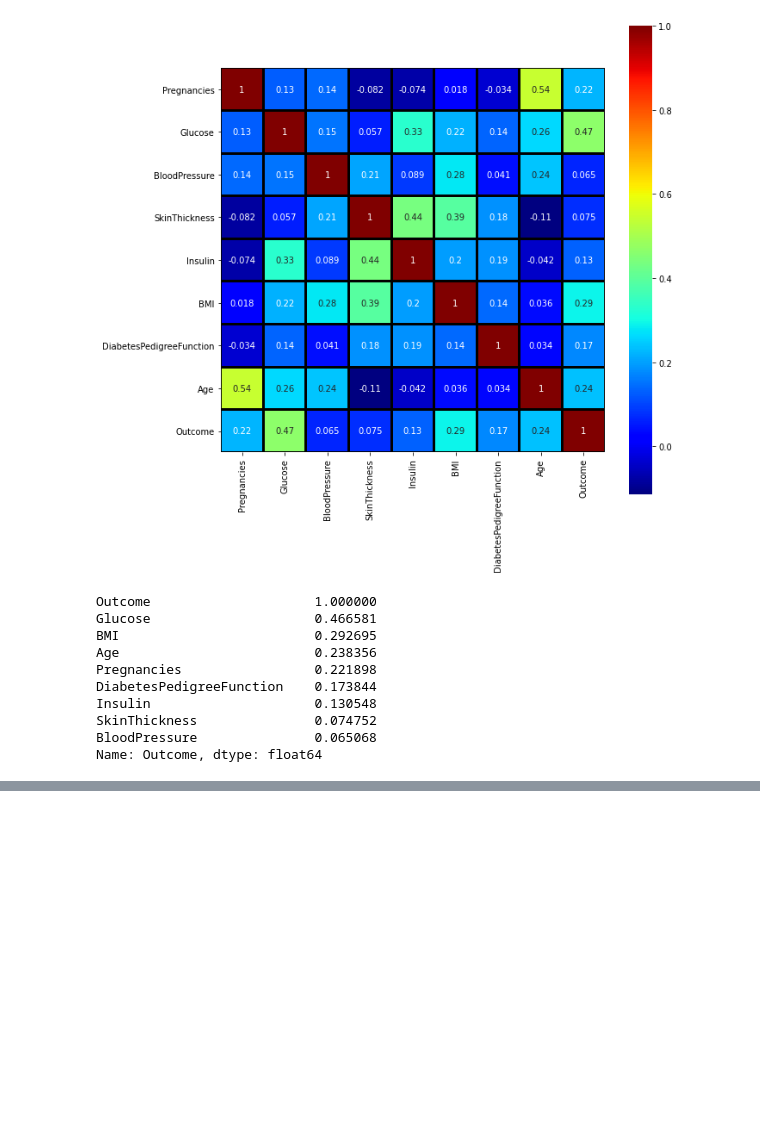
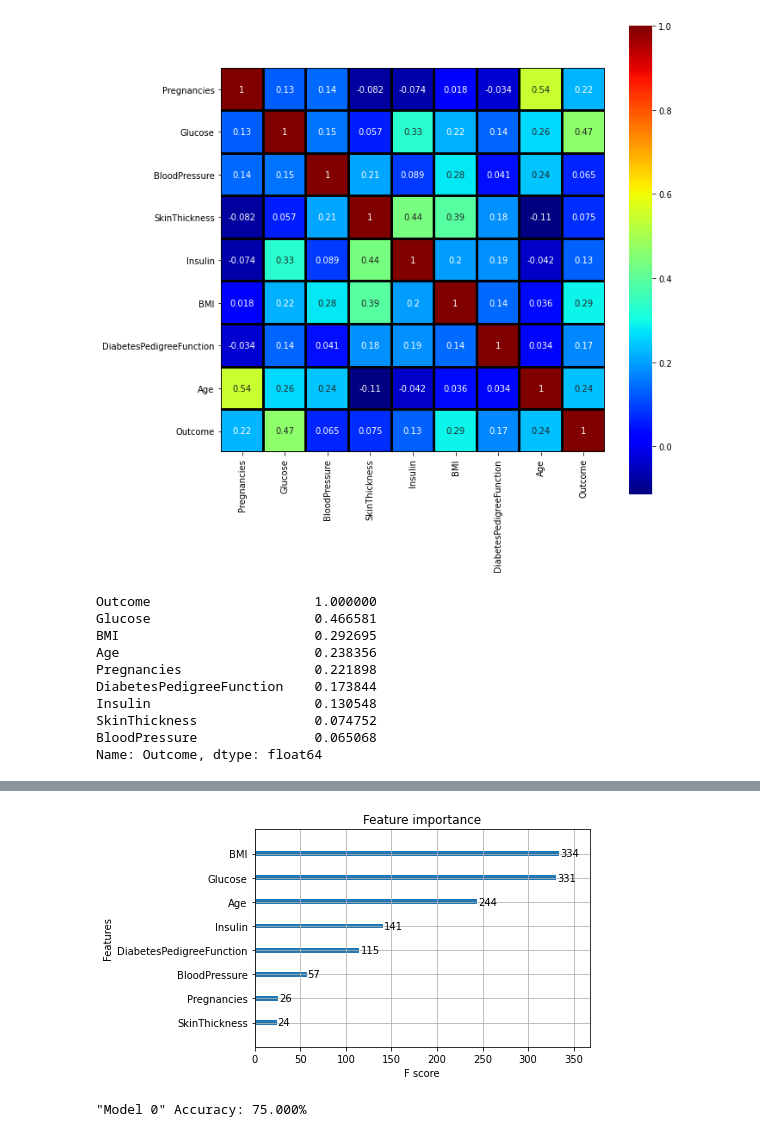
Before and after one commit to erinkhoo/hard-skill-learning-list-2019, a Jupyter notebook: Machine_Learning_Problems/XGBoost/XGBoost-Playground.ipynb, the cells around one changed output, grey strips where cells are left out. Drawn from its saved outputs; the diff is of its cells as text; code cells hidden in the pictures; blank space fills up the shorter version.

```diff
--- a/Machine_Learning_Problems/XGBoost/XGBoost-Playground.ipynb
+++ b/Machine_Learning_Problems/XGBoost/XGBoost-Playground.ipynb
@@ -123,0 +129,17 @@ X_train, X_text, y_train, y_text = train_test_split(X, y,
+# %%
+# XGB Grid Search parameters
+params_XGB ={'max_depth': [3,4,5,6,7],
+              'n_estimators': [50,100,150],
+              'booster': ['gbtree','dart'],
+              'gamma': [0.0, 0.1, 0.2, 0.3, 0.4],
+              'learning_rate': [0.01, 0.1, 0.2, 0.35, 0.5]}
+# %%
+# Grid Search parameters
+grid_XGB = GridSearchCV(model_xgb,
+                        params_XGB,
+                        n_jobs=-1,
+                        cv=5,
+                        scoring='neg_mean_squared_error')
+# %%
+# fit XGB model
+grid_XGB.fit(X_train, y_train)
@@ -123,0 +178,8 @@ X_train, X_text, y_train, y_text = train_test_split(X, y,
+# %%
+# fit tuned model on training data
+model0 = XGBClassifier(random_state=42, booster='gbtree',
+                       gamma=0.1, learning_rate=0.01,
+                       max_depth=4, n_estimators=100)
+model0.fit(X_train, y_train)
+
+print(f'{model0}')
@@ -123,0 +194,6 @@ X_train, X_text, y_train, y_text = train_test_split(X, y,
+# %%
+# plot feature importance
+plot_importance(model0)
+plt.show()
+# %% [output]
+[figure, added]
@@ -123,0 +203,10 @@ X_train, X_text, y_train, y_text = train_test_split(X, y,
+# %%
+# evaluate predictions
+# DataFrame; "Model 0" Accuracy: 74.479%
+# NumPy; "Model 0" Accuracy: 74.479%
+# Tuned; "Model 0" Accuracy: 75.000%
+
+accuracy = accuracy_score(y_test, y_pred)
+print(f'"Model 0" Accuracy: {accuracy * 100:.3f}%')
+# %% [output]
+"Model 0" Accuracy: 75.000%
```
Also changed, not shown: parts of 9 cells of this notebook, 6 other files.
